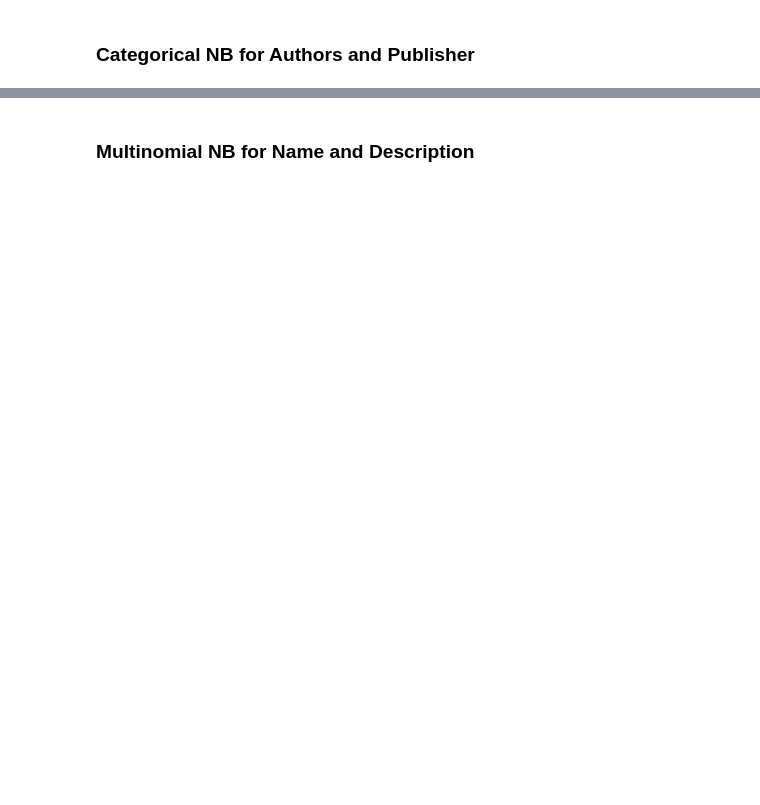
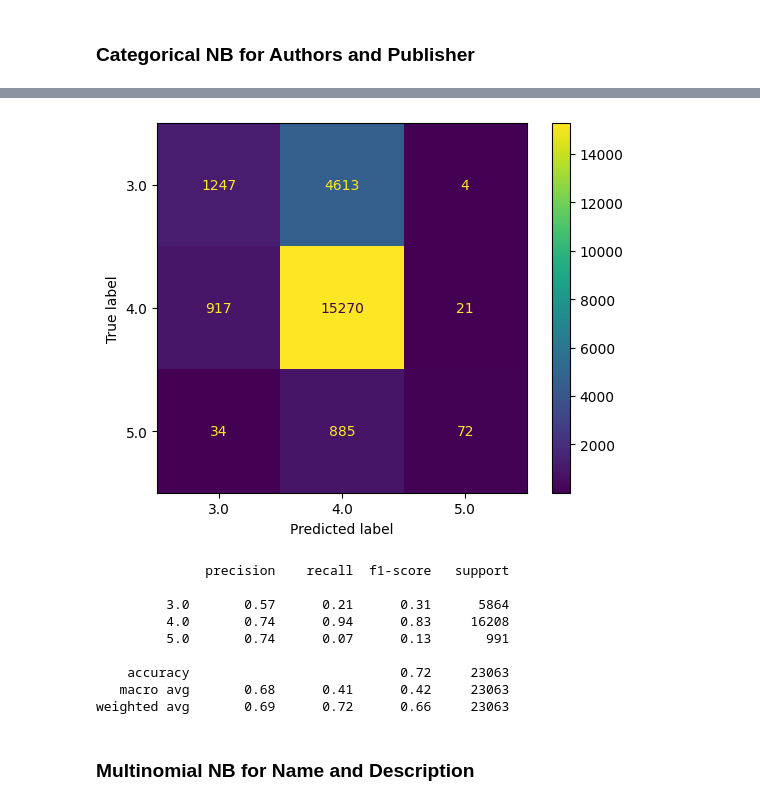
Before and after one commit to 7angel4/Goodreads-rating-classification, a Jupyter notebook: StackNB.ipynb, the cells around one changed output, grey strips where cells are left out. Cells and saved outputs as stored; diff of their text form; code cells hidden in the pictures; blank space fills up the shorter version.

```diff
--- a/StackNB.ipynb
+++ b/StackNB.ipynb
@@ -30,3 +34,5 @@ MULTINOMIAL_FEATURES = list(X.columns)[4:]
+# %%
+N_CAT_VALUES = [19244, 4519]  # number of unique authors, publishers
 # %%
 from sklearn.naive_bayes import GaussianNB, MultinomialNB, CategoricalNB
 # %%
@@ -61,5 +114,16 @@ tune_hyperparameter(cnb, param_grid, X_train_categorical, y_train)
 # %%
-cnb = CategoricalNB(alpha=0.7, min_categories = [len(ORD_ENCODER.categories_[i]) for i in range(len(CATEGORICAL_FEATURES))])
-categorical_val_pred = cv_evaluate(cnb, X_categorical, y)
+cnb = CategoricalNB(alpha=1, min_categories = N_CAT_VALUES)
+categorical_pred = cv_evaluate(cnb, X_categorical, y)
+# %% [output]
+[figure, added]
+              precision    recall  f1-score   support
+
+         3.0       0.57      0.21      0.31      5864
+         4.0       0.74      0.94      0.83     16208
+         5.0       0.74      0.07      0.13       991
+
+    accuracy                           0.72     23063
+   macro avg       0.68      0.41      0.42     23063
+weighted avg       0.69      0.72      0.66     23063
 # %% [markdown]
 ### Multinomial NB for Name and Description
```
Also changed, not shown: parts of 18 cells of this notebook, 2 other files.
